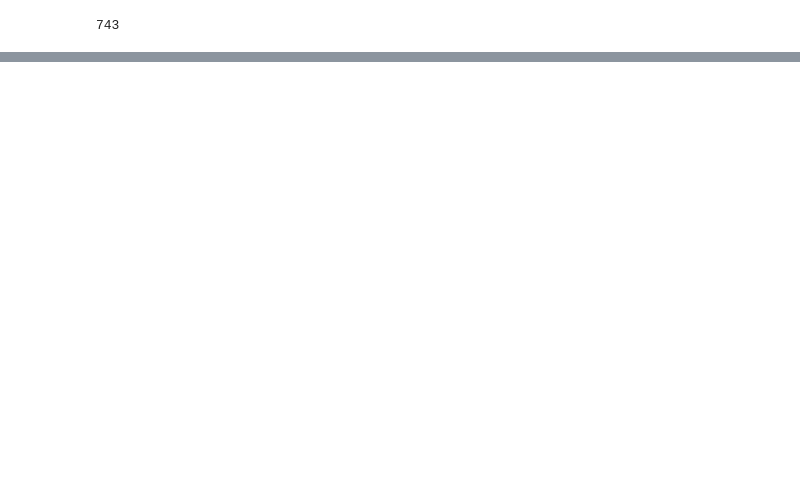
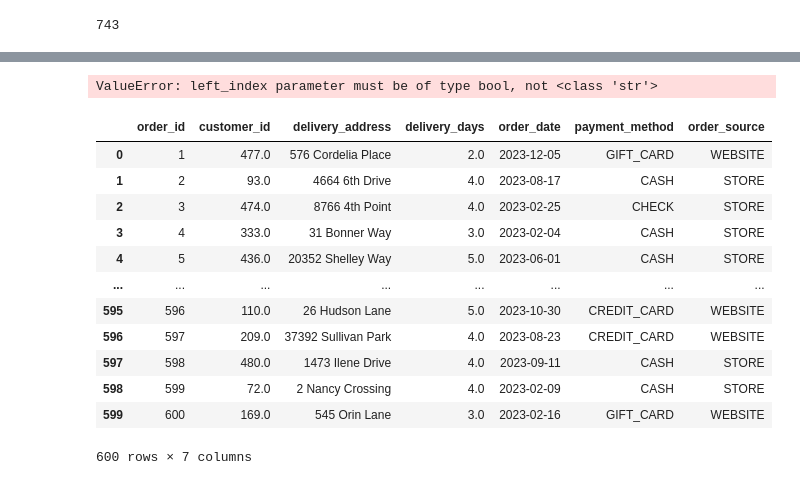
Before and after one commit to 66stella99/datasciencecoursera, a Jupyter notebook: python_lib_exam_stella.ipynb, the cells around one changed output, grey strips where cells are left out. Saved outputs shown, nothing was run; the diff lists cells and outputs as text; code cells hidden in the pictures; blank space fills up the shorter version.

```diff
--- a/python_lib_exam_stella.ipynb
+++ b/python_lib_exam_stella.ipynb
@@ -249,0 +263,22 @@ round(df_items['stock_quantity'].mean())
+# %%
+#3.b top 5 customers
+customer_group = df_orders_copy.merge(df_customers_copy,left_on='customer_id',left_index='id',how='inner')
+# %% [output]
+ValueError: left_index parameter must be of type bool, not <class 'str'>
+# %%
+#4.a total price of each order.
+df_orders_copy
+# %% [output]
+|  | order_id | customer_id | delivery_address | delivery_days | order_date | payment_method | order_source |
+| 0 | 1 | 477.0 | 576 Cordelia Place | 2.0 | 2023-12-05 | GIFT_CARD | WEBSITE |
+| 1 | 2 | 93.0 | 4664 6th Drive | 4.0 | 2023-08-17 | CASH | STORE |
+| 2 | 3 | 474.0 | 8766 4th Point | 4.0 | 2023-02-25 | CHECK | STORE |
+| 3 | 4 | 333.0 | 31 Bonner Way | 3.0 | 2023-02-04 | CASH | STORE |
+| 4 | 5 | 436.0 | 20352 Shelley Way | 5.0 | 2023-06-01 | CASH | STORE |
+| ... | ... | ... | ... | ... | ... | ... | ... |
+| 595 | 596 | 110.0 | 26 Hudson Lane | 5.0 | 2023-10-30 | CREDIT_CARD | WEBSITE |
+| 596 | 597 | 209.0 | 37392 Sullivan Park | 4.0 | 2023-08-23 | CREDIT_CARD | WEBSITE |
+| 597 | 598 | 480.0 | 1473 Ilene Drive | 4.0 | 2023-09-11 | CASH | STORE |
+| 598 | 599 | 72.0 | 2 Nancy Crossing | 4.0 | 2023-02-09 | CASH | STORE |
+| 599 | 600 | 169.0 | 545 Orin Lane | 3.0 | 2023-02-16 | GIFT_CARD | WEBSITE |
+600 rows × 7 columns
```
Also changed, not shown: parts of 4 cells of this notebook.
